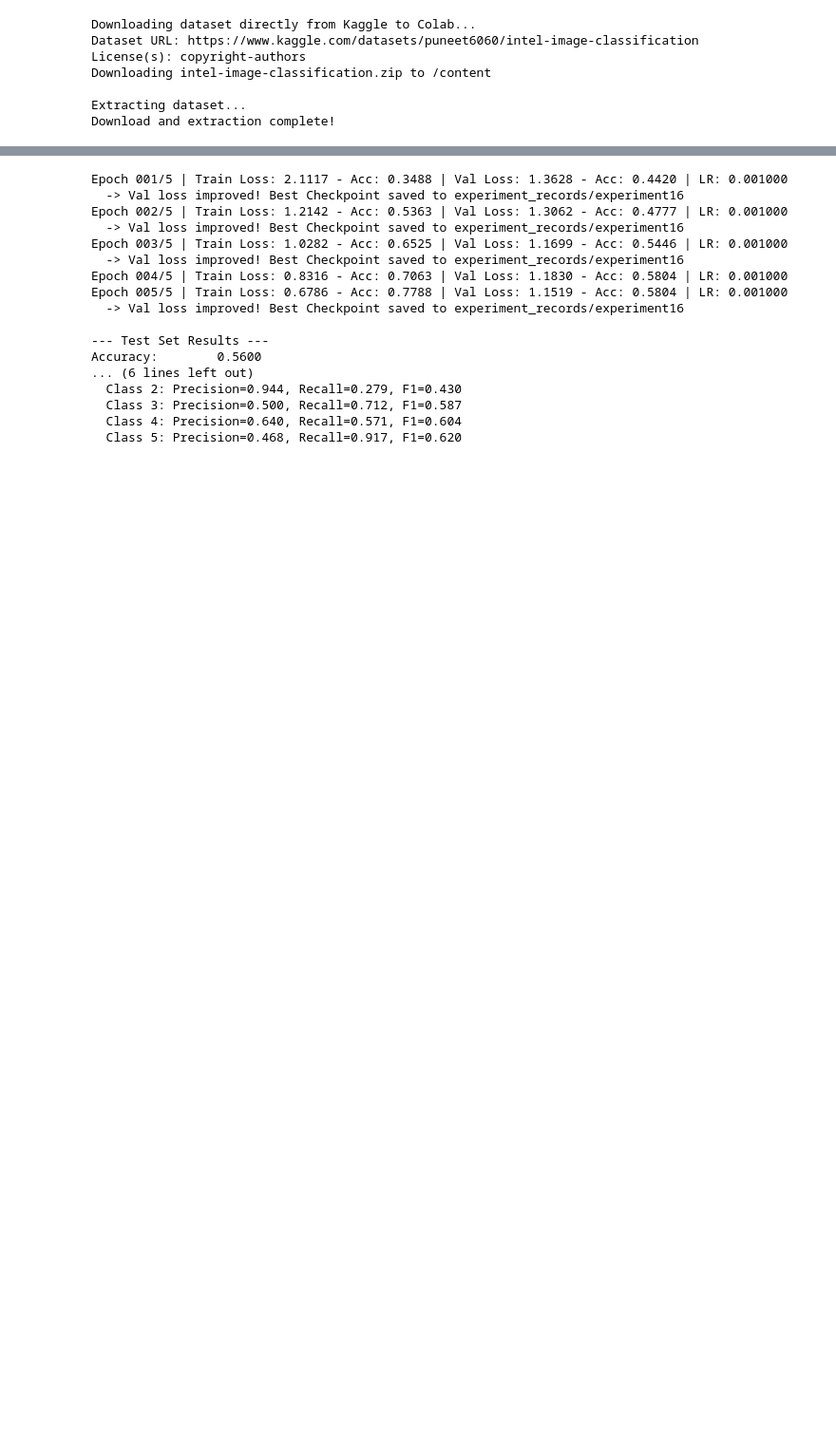
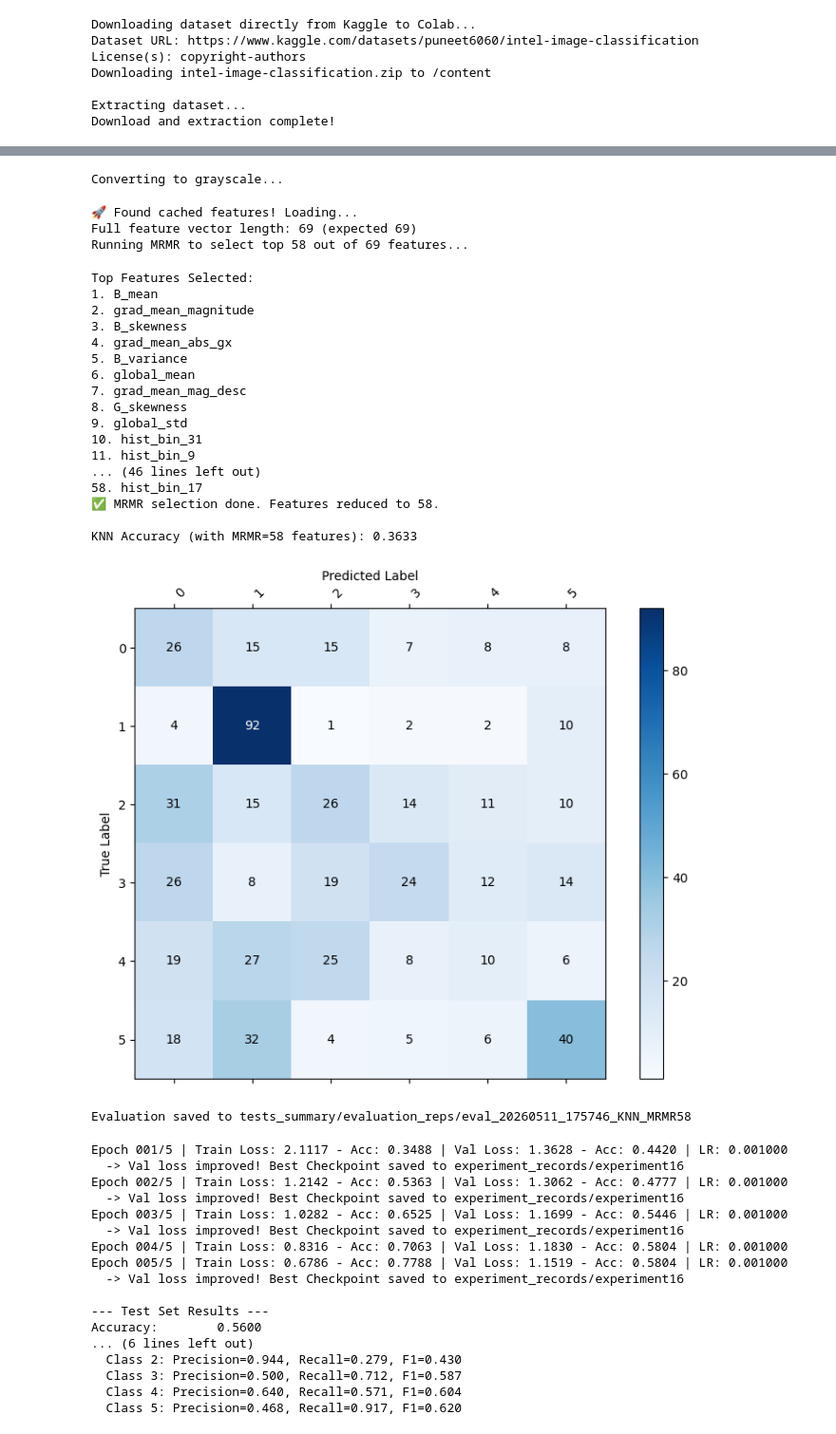
Before and after one commit to jaegerattacks-lgtm/new_vision, a Jupyter notebook: demo.ipynb, the cells around one changed output, grey strips where cells are left out. Shown at 95% size. Drawn from its saved outputs; the diff is of its cells as text; code cells hidden in the pictures; blank space fills up the shorter version.

```diff
--- a/demo.ipynb
+++ b/demo.ipynb
@@ -126,7 +144,7 @@ X_test_gray  = np.array([rgb_to_gray(img) for img in tqdm(X_test,  desc="Gray Te
 # ------------------------------------------------------------------
 # 2. Feature Extraction (with caching – now we also save the names)
 # ------------------------------------------------------------------
-SAVE_PATH = "/content/drive/MyDrive/new_vision/features_cache"
+SAVE_PATH = "/content/drive/MyDrive/new_vision/features_cache_3000img"
 os.makedirs(SAVE_PATH, exist_ok=True)
 
 # We'll store the feature names alongside the arrays
@@ -158,7 +176,7 @@ print(f"Full feature vector length: {X_train_full.shape[1]} (expected 69)")
 # ------------------------------------------------------------------
 # 3. MRMR Feature Selection
 # ------------------------------------------------------------------
-K_SELECT = 30   # choose how many top features to keep (you can tune this)
+K_SELECT = 58  # choose how many top features to keep (you can tune this)
 
 # Check for cached selector (optional – saves time if you re‑run the notebook)
 selector_path = f"{SAVE_PATH}/mrmr_selected_indices_k{K_SELECT}.npy"
@@ -177,33 +195,57 @@ if os.path.exists(selector_path):
 else:
     selector = MRMRSelector(k_features=K_SELECT)
 
     # fit_transform on training data (requires integer labels, not one-hot)
     # y_train is assumed to be 1D integer labels (not one-hot).
     # If you only have y_train_oh, convert: y_train = np.argmax(y_train_oh, axis=1)
     X_train_feats = selector.fit_transform(X_train_full, y_train, feature_names)
 
     # Transform validation & test with the same selection
     X_val_feats  = selector.transform(X_val_full)
     X_test_feats = selector.transform(X_test_full)
 
     # Save the selected indices for next time
     np.save(selector_path, np.array(selector.selected_indices))
     print(f"✅ MRMR selection done. Features reduced to {K_SELECT}.")
 
 # ------------------------------------------------------------------
 # 4. KNN Training & Evaluation
 # ------------------------------------------------------------------
 knn = KNNClassifier()
 knn.fit(X_train_feats, y_train)          # y_train must be integer labels
 
 # Predict on validation set
 y_pred_knn = knn.predict(X_val_feats, k=5)   # k=5 is a sensible default
 
 # ★ Compute metrics using integer labels (y_val, not y_val_oh)
 knn_metrics = compute_metrics(y_val, y_pred_knn, num_classes=6)
 print(f"\nKNN Accuracy (with MRMR={K_SELECT} features): {knn_metrics['accuracy']:.4f}")
 
 save_evaluation_report(knn_metrics, f"KNN_MRMR{K_SELECT}")
+# %% [output]
+Converting to grayscale...
+🚀 Found cached features! Loading...
+Full feature vector length: 69 (expected 69)
+Running MRMR to select top 58 out of 69 features...
+Top Features Selected:
+1. B_mean
+2. grad_mean_magnitude
+3. B_skewness
+4. grad_mean_abs_gx
+5. B_variance
+6. global_mean
+7. grad_mean_mag_desc
+8. G_skewness
+9. global_std
+10. hist_bin_31
+11. hist_bin_9
+... (46 lines left out)
+58. hist_bin_17
+✅ MRMR selection done. Features reduced to 58.
+
+KNN Accuracy (with MRMR=58 features): 0.3633
+[figure, added]
+Evaluation saved to tests_summary/evaluation_reps/eval_20260511_175746_KNN_MRMR58
 # %%
 # ==========================================
 # Custom CNN – Training & Evaluation
```
Also changed, not shown: parts of 6 cells of this notebook, 3 other files.
